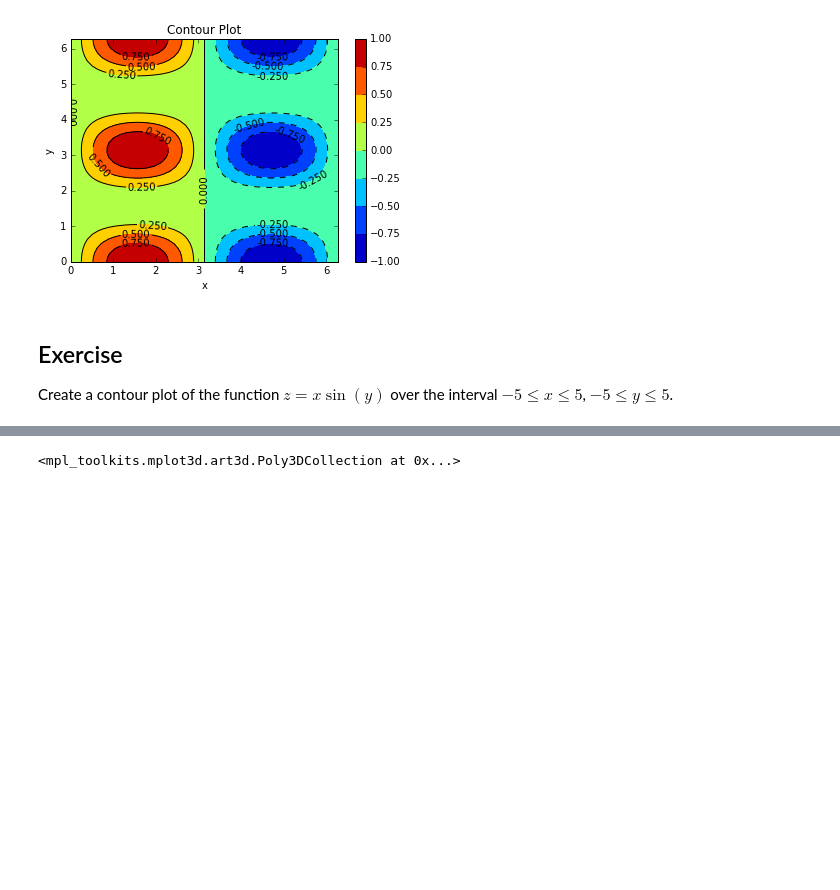
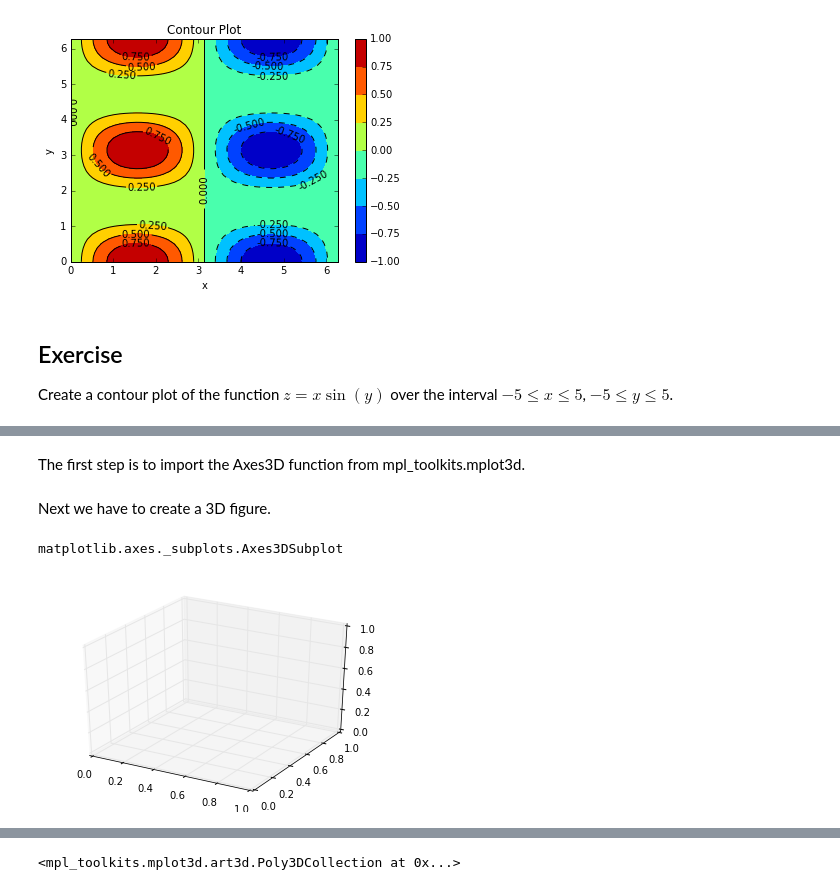
Before and after one commit to lukasbystricky/ISC-3313, a Jupyter notebook: lectures/chapter3/3-more_matplotlib.ipynb, the cells around one changed output, grey strips where cells are left out. Saved outputs shown, nothing was run; the diff lists cells and outputs as text; code cells hidden in the pictures; blank space fills up the shorter version.

Commit message:
3-more_matplotlib.ipynb: added section on surface plots

```diff
--- a/lectures/chapter3/3-more_matplotlib.ipynb
+++ b/lectures/chapter3/3-more_matplotlib.ipynb
@@ -185,0 +186,2 @@ plt.plot(x, y, z)
+# %% [markdown]
+The first step is to import the Axes3D function from mpl_toolkits.mplot3d.
@@ -185,0 +190,9 @@ plt.plot(x, y, z)
+# %% [markdown]
+Next we have to create a 3D figure.
+# %%
+fig = plt.figure()
+ax = fig.add_subplot(111, projection='3d')
+type(ax)
+# %% [output]
+matplotlib.axes._subplots.Axes3DSubplot
+[figure, added]
```
Also changed, not shown: parts of 24 cells of this notebook.
